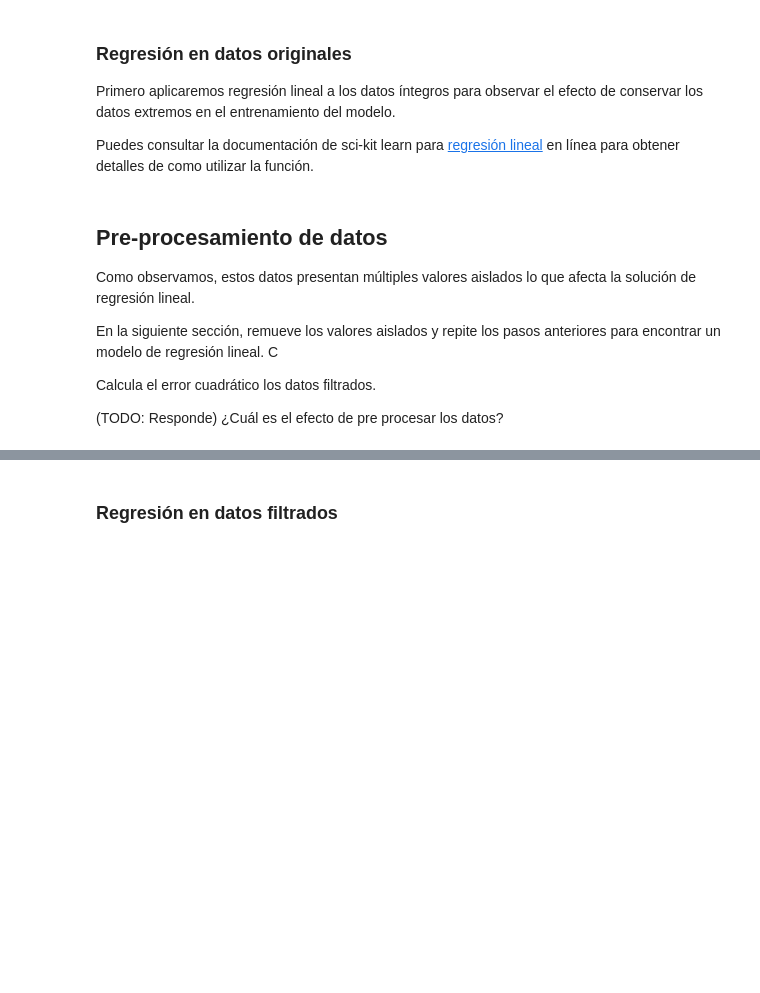
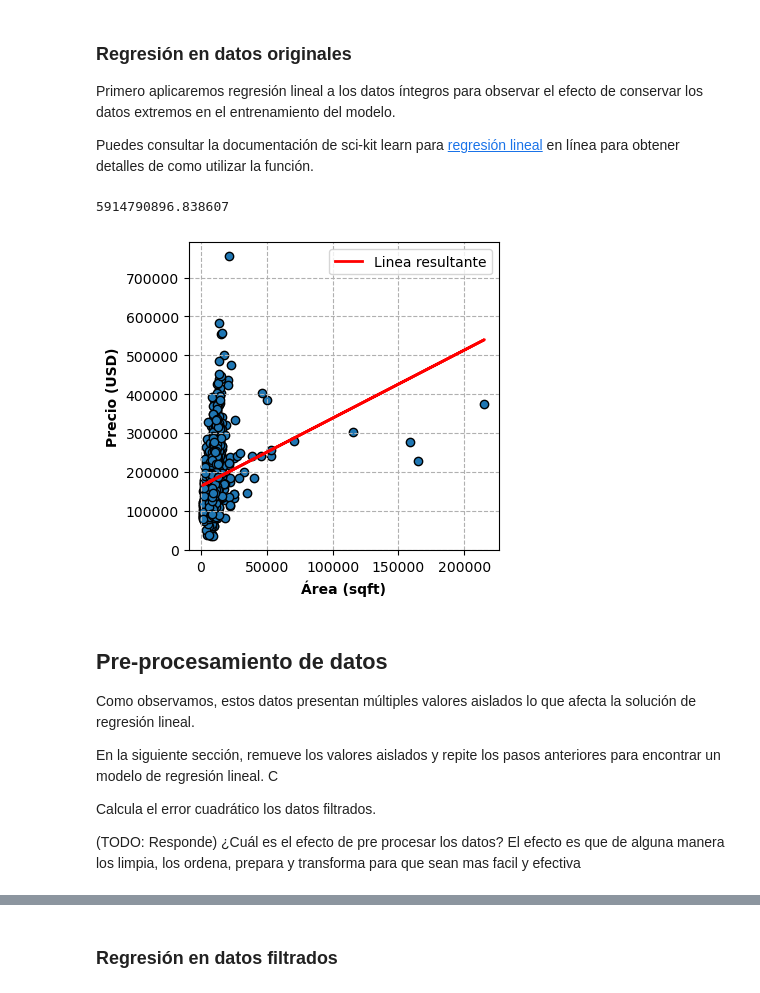
Before and after one commit to jorgeibarra17/SI23_TRIPLEA, a Jupyter notebook: ejercicio_1-LinearReg/linear_regression.ipynb, the cells around one changed output, grey strips where cells are left out. Cells and saved outputs as stored; diff of their text form; code cells hidden in the pictures; blank space fills up the shorter version.

```diff
--- a/ejercicio_1-LinearReg/linear_regression.ipynb
+++ b/ejercicio_1-LinearReg/linear_regression.ipynb
@@ -214,20 +197,24 @@ Puedes consultar la documentación de sci-kit learn para  [regresión lineal](ht
 # %%
 from sklearn.linear_model import LinearRegression
 X = X.reshape(-1, 1)
 
 # TODO: Usas la funcion integrada de scikit learn para encontrar un modelo de regresión lineal que se ajuste a los datos de entrenamiento y obtén las predicciones
-
+reg = LinearRegression().fit(X, y)
+reg.score(X, y)
+y_hat = reg.predict(X)
 
 # Graficamos los datos originales
 fig, ax = plot_data(X, y)
 # TODO: Grafica la linea resultante sobre los datos originales
-ax.plot(...)
-
+ax.plot(X, y_hat, 'r', lw=2, label='Linea resultante')
 plt.legend()
 
 # TODO: calcula el error cuadrado promedio
-mean_error = ...
+mean_error = np.mean((y - y_hat)**2)
 print(mean_error)
+# %% [output]
+5914790896.838607
+[figure, added]
 # %% [markdown]
 ## Pre-procesamiento de datos
 Como observamos, estos datos presentan múltiples valores aislados lo que afecta la solución de regresión lineal.
@@ -237,6 +224,7 @@ En la siguiente sección, remueve los valores aislados y repite los pasos anteri
 Calcula el error cuadrático los datos filtrados.
 
 (TODO: Responde) ¿Cuál es el efecto de pre procesar los datos?
+    El efecto es que de alguna manera los limpia, los ordena, prepara y transforma para que sean mas facil y efectiva
 # %%
 # TODO: Remueve los outliers seleccionando un valor que consideres apropiado (filtra los valores de LotArea <= 70000 y SalePrice <= 700000) hasta que los datos se encuentren densamente concentrados en una región
 train_data_filtrada = train_data[train_data["LotArea"] <= 70000]
```
Also changed, not shown: parts of 8 cells of this notebook.
